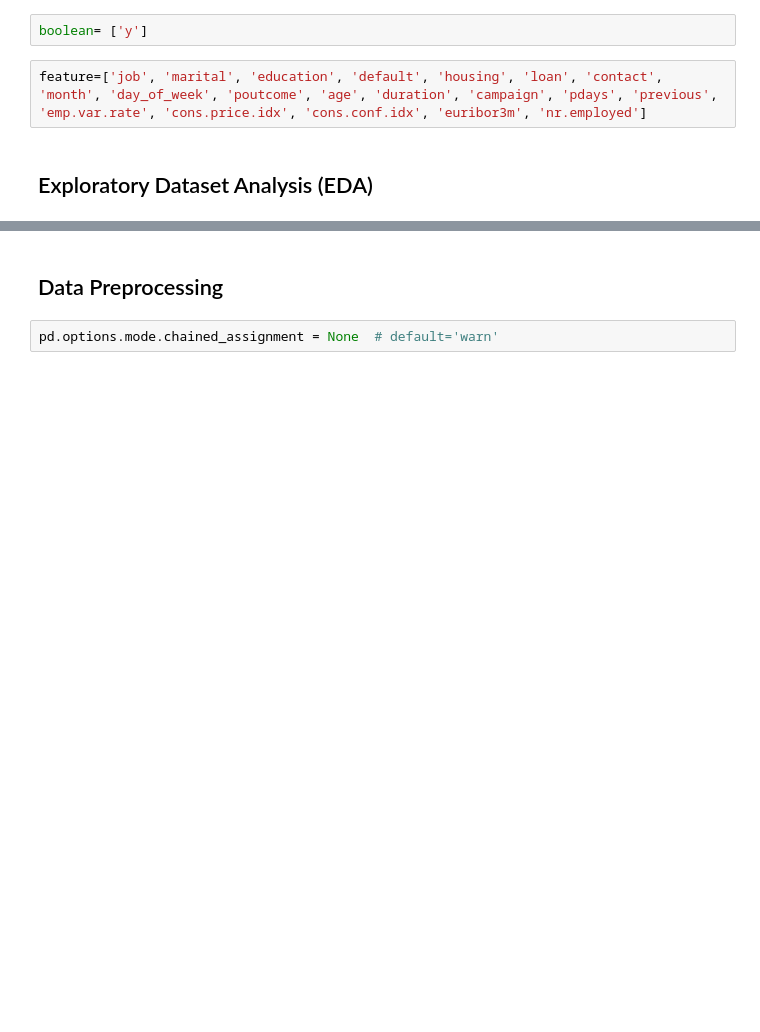
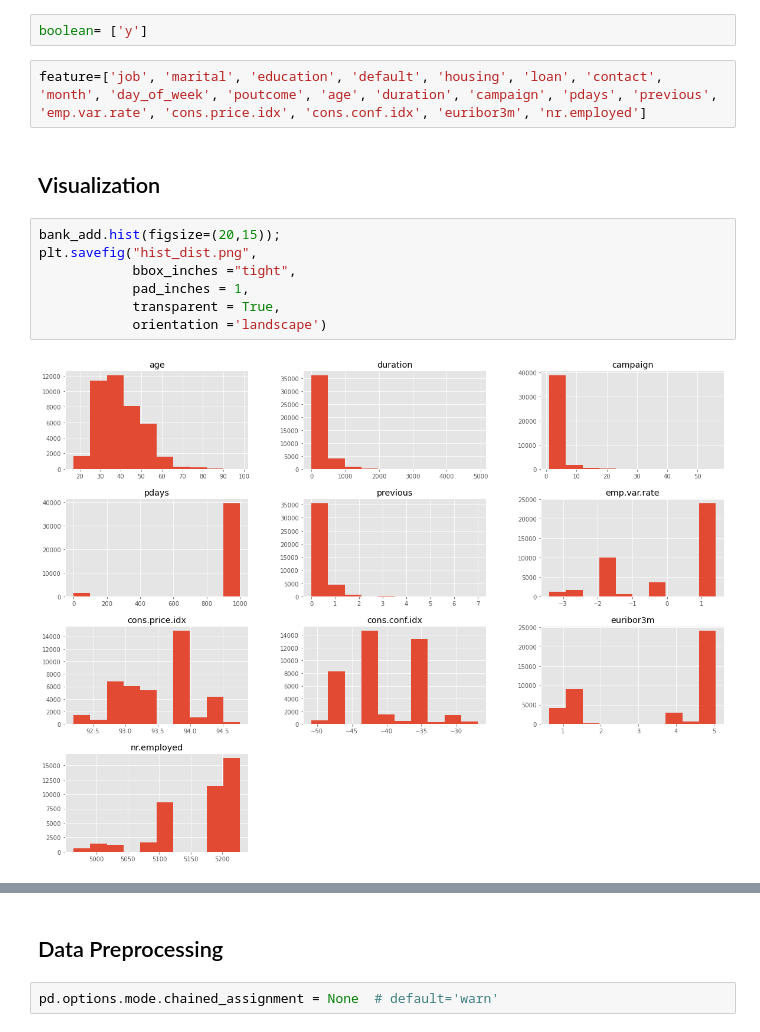
Before and after one commit to wanwhasonia/PYTN_Assgn_3_7, a Jupyter notebook: PYTN_Assign_3_7_WanwhaSoniaPutriArthaS.ipynb, the cells around one changed output, grey strips where cells are left out. Saved outputs shown, nothing was run; the diff lists cells and outputs as text; blank space fills up the shorter version.

```diff
--- a/PYTN_Assign_3_7_WanwhaSoniaPutriArthaS.ipynb
+++ b/PYTN_Assign_3_7_WanwhaSoniaPutriArthaS.ipynb
@@ -229,4 +259,13 @@ boolean= ['y']
 # %%
 feature=['job', 'marital', 'education', 'default', 'housing', 'loan', 'contact', 'month', 'day_of_week', 'poutcome', 'age', 'duration', 'campaign', 'pdays', 'previous', 'emp.var.rate', 'cons.price.idx', 'cons.conf.idx', 'euribor3m', 'nr.employed']
 # %% [markdown]
-## Exploratory Dataset Analysis (EDA)
+## Visualization
+# %%
+bank_add.hist(figsize=(20,15));
+plt.savefig("hist_dist.png",
+            bbox_inches ="tight",
+            pad_inches = 1,
+            transparent = True,
+            orientation ='landscape')
+# %% [output]
+[figure, added]
```
Also changed, not shown: parts of 29 cells of this notebook, 2 other files.
